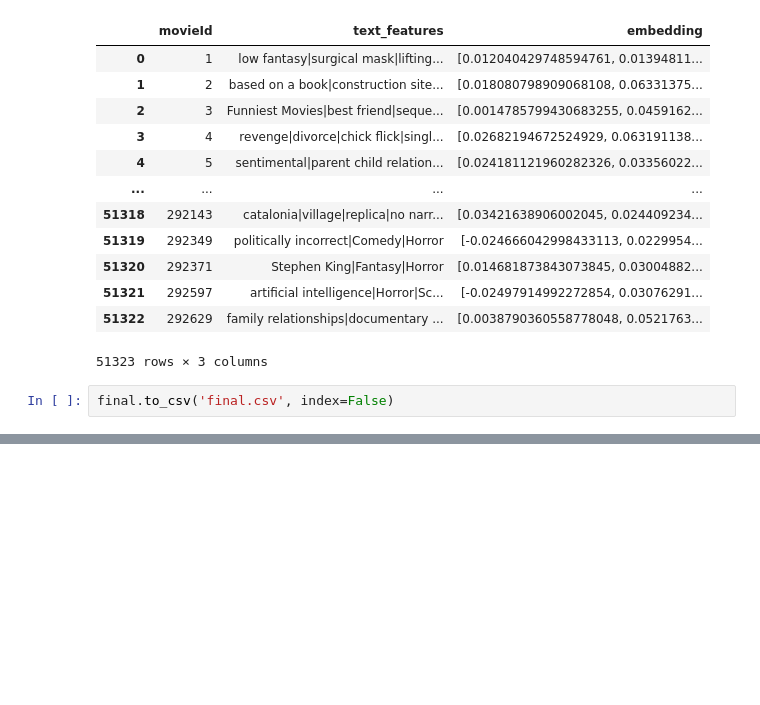
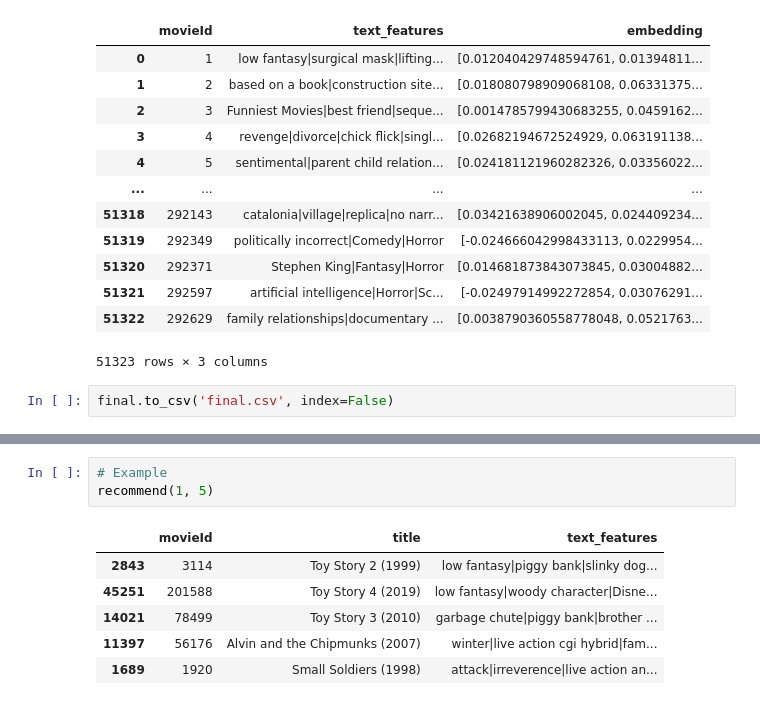
Before and after one commit to 0mehrdad/Movie-recommender-ML-32, a Jupyter notebook: notebooks/models.ipynb, the cells around one changed output, grey strips where cells are left out. Drawn from its saved outputs; the diff is of its cells as text; blank space fills up the shorter version.

```diff
--- a/notebooks/models.ipynb
+++ b/notebooks/models.ipynb
@@ -185,0 +224,10 @@ final.to_csv('final.csv', index=False)
+# %%
+# Example
+recommend(1, 5)
+# %% [output]
+|  | movieId | title | text_features |
+| 2843 | 3114 | Toy Story 2 (1999) | low fantasy|piggy bank|slinky dog... |
+| 45251 | 201588 | Toy Story 4 (2019) | low fantasy|woody character|Disne... |
+| 14021 | 78499 | Toy Story 3 (2010) | garbage chute|piggy bank|brother ... |
+| 11397 | 56176 | Alvin and the Chipmunks (2007) | winter|live action cgi hybrid|fam... |
+| 1689 | 1920 | Small Soldiers (1998) | attack|irreverence|live action an... |
```
Also changed, not shown: parts of 5 cells of this notebook, 5 other files.
